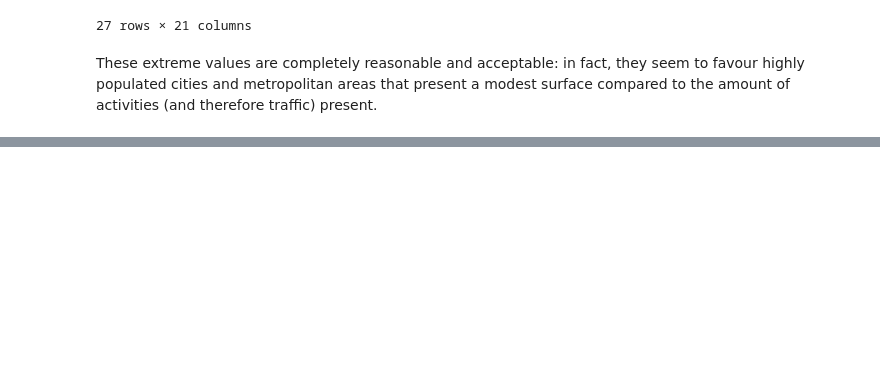
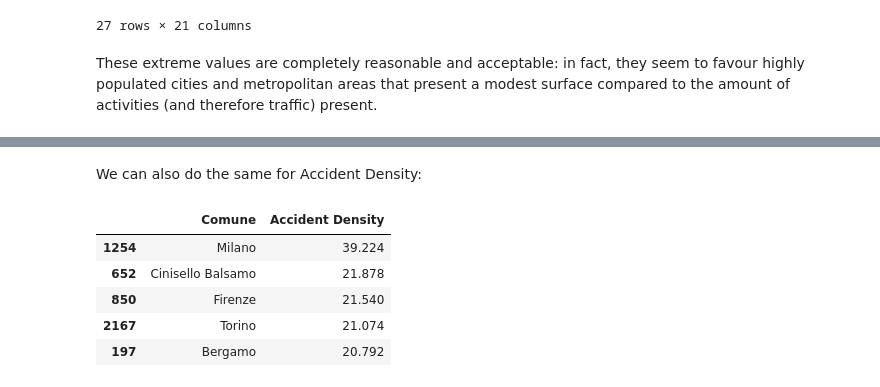
Before and after one commit to MarcoTosoni/boolean_project, a Jupyter notebook: data_analysis.ipynb, the cells around one changed output, grey strips where cells are left out. Drawn from its saved outputs; the diff is of its cells as text; code cells hidden in the pictures; blank space fills up the shorter version.

```diff
--- a/data_analysis.ipynb
+++ b/data_analysis.ipynb
@@ -529,0 +599,13 @@ These extreme values are completely reasonable and acceptable: in fact, they see
+# %% [markdown]
+We can also do the same for Accident Density:
+# %%
+top5_density = target_cities.groupby('Comune',as_index=False)['Accident Density'].mean().sort_values('Accident Density',
+                                                                                                     ascending=False).head(5)
+top5_density
+# %% [output]
+|  | Comune | Accident Density |
+| 1254 | Milano | 39.224 |
+| 652 | Cinisello Balsamo | 21.878 |
+| 850 | Firenze | 21.540 |
+| 2167 | Torino | 21.074 |
+| 197 | Bergamo | 20.792 |
```
Also changed, not shown: parts of 18 cells of this notebook.
